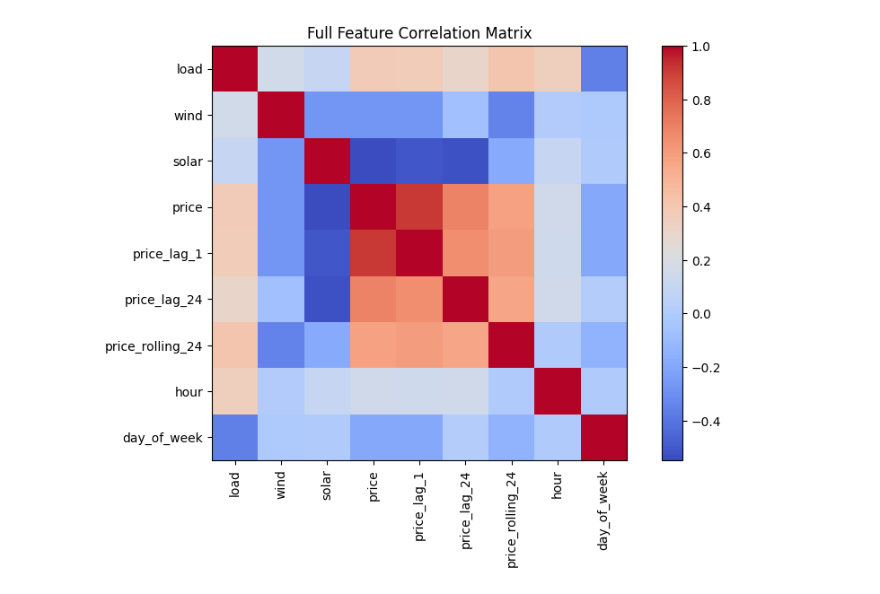
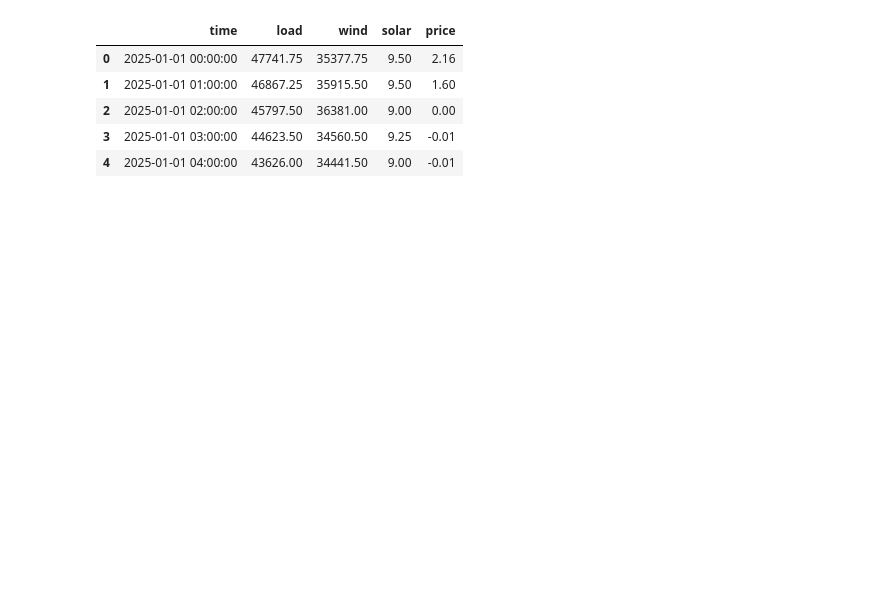
Before and after one commit to Parthrajsinh-Dabhi/German-Energy-Forecast, a Jupyter notebook: Notebooks/analysis.ipynb, the cells around one changed output. Saved outputs shown, nothing was run; the diff lists cells and outputs as text; code cells hidden in the pictures; blank space fills up the shorter version.

```diff
--- a/Notebooks/analysis.ipynb
+++ b/Notebooks/analysis.ipynb
@@ -37,16 +14,15 @@ df.head()
 # %%
-import matplotlib.pyplot as plt
-plt.figure(figsize=(10,6))
-corr = df.corr(numeric_only=True)
+df = pd.read_csv(os.path.join("..", "DATA", "data", "final_dataset.csv"))
 
-plt.imshow(corr, cmap='coolwarm')
-plt.colorbar()
+df["time"] = pd.to_datetime(df["time"])
+df = df.sort_values("time")
 
-plt.xticks(range(len(corr.columns)), corr.columns, rotation=90)
-plt.yticks(range(len(corr.columns)), corr.columns)
-
-plt.title("Full Feature Correlation Matrix")
-plt.show()
+df.head()
 # %% [output]
-[figure, removed]
+|  | time | load | wind | solar | price |
+| 0 | 2025-01-01 00:00:00 | 47741.75 | 35377.75 | 9.50 | 2.16 |
+| 1 | 2025-01-01 01:00:00 | 46867.25 | 35915.50 | 9.50 | 1.60 |
+| 2 | 2025-01-01 02:00:00 | 45797.50 | 36381.00 | 9.00 | 0.00 |
+| 3 | 2025-01-01 03:00:00 | 44623.50 | 34560.50 | 9.25 | -0.01 |
+| 4 | 2025-01-01 04:00:00 | 43626.00 | 34441.50 | 9.00 | -0.01 |
 # %%
```
Also changed, not shown: parts of 21 cells of this notebook, 7 other files.
